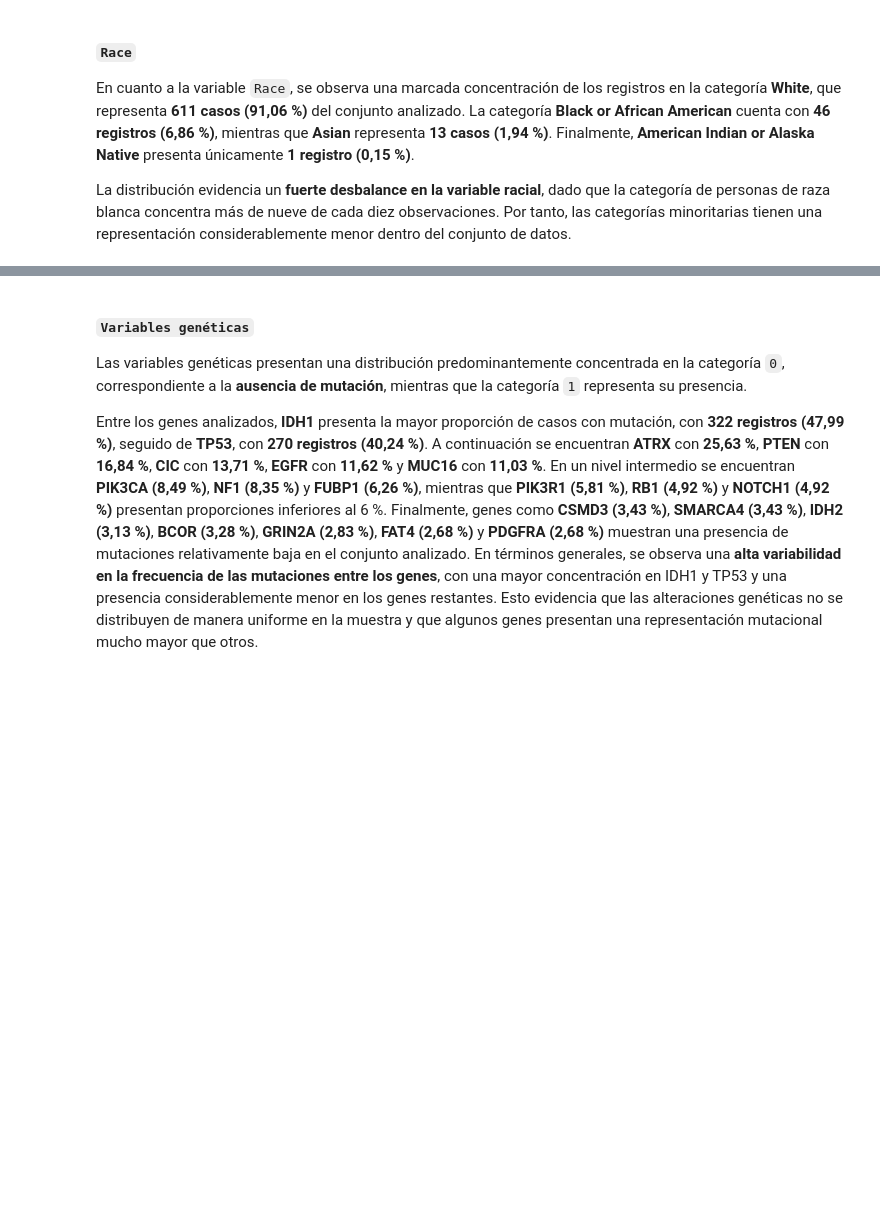
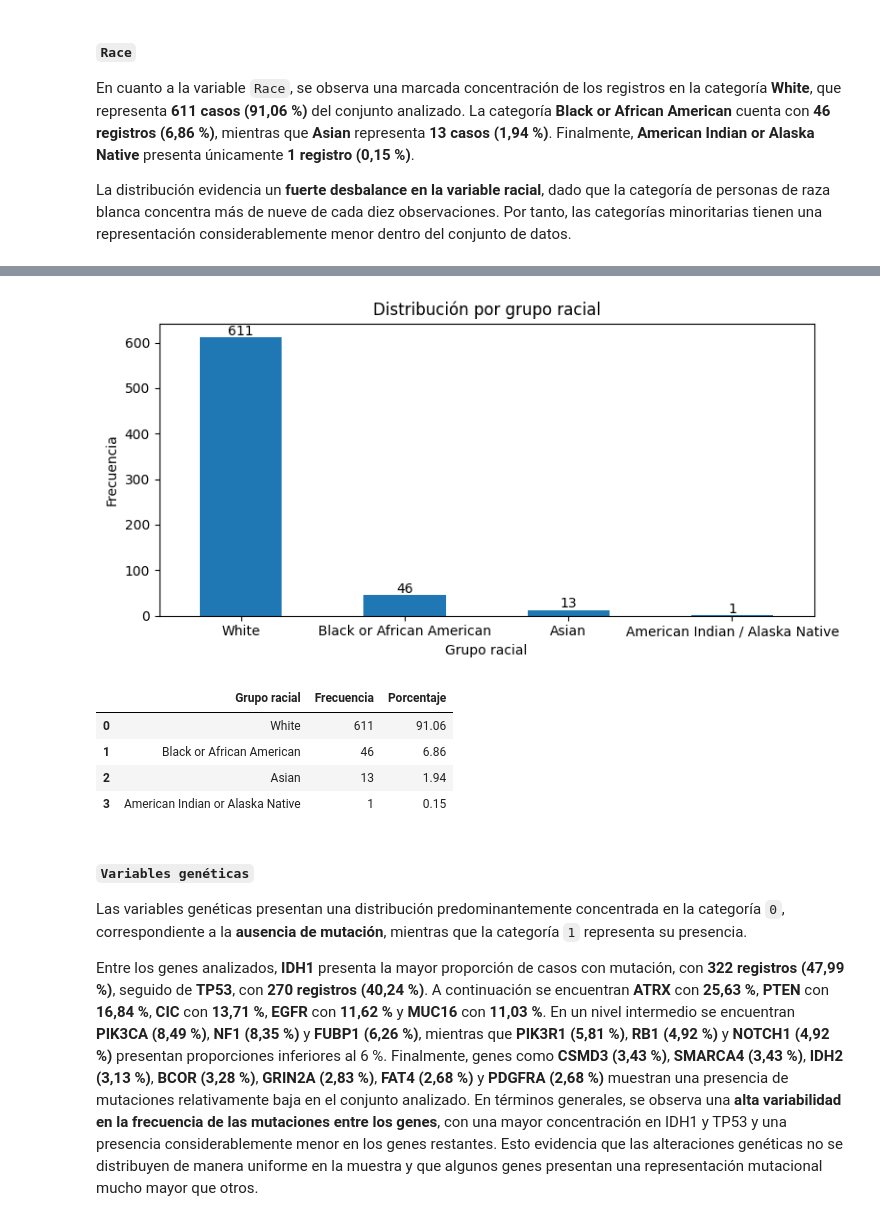
Before and after one commit to Alej0126/Jbook_dataviz, a Jupyter notebook: docs/notebooks.ipynb, the cells around one changed output, grey strips where cells are left out. Drawn from its saved outputs; the diff is of its cells as text; code cells hidden in the pictures; blank space fills up the shorter version.

```diff
--- a/docs/notebooks.ipynb
+++ b/docs/notebooks.ipynb
@@ -345,7 +306,6 @@ En cuanto a la variable `Race`, se observa una marcada concentración de los reg
 La distribución evidencia un **fuerte desbalance en la variable racial**, dado que la categoría de personas de raza blanca concentra más de nueve de cada diez observaciones. Por tanto, las categorías minoritarias tienen una representación considerablemente menor dentro del conjunto de datos.
 # %%
 # Tabla
-
 tabla_race = (
     train_data["Race"]
     .value_counts()
@@ -377,29 +337,17 @@ frecuencias_race.index = [
     "White",
     "Black or African American",
     "Asian",
-    "American Indian or Alaska Native"
+    "American Indian / Alaska Native"
 ]
 
-fig, ax = plt.subplots(figsize=(6, 4))
+plt.figure(figsize=(8, 4))
 
-frecuencias_race.plot(
-    kind="bar",
-    ax=ax
-)
+ax = frecuencias_race.plot(kind="bar")
 
-ax.set_title("Distribución por grupo racial")
-ax.set_xlabel("Grupo racial")
-ax.set_ylabel("Frecuencia")
-
-ax.set_xticklabels(
-    [
-        "White",
-        "Black or African American",
-        "Asian",
-        "American Indian or Alaska Native"
-    ],
-    rotation=0
-)
+plt.title("Distribución por grupo racial")
+plt.xlabel("Grupo racial")
+plt.ylabel("Frecuencia")
+plt.xticks(rotation=0)
 
 for i, valor in enumerate(frecuencias_race):
     ax.text(
@@ -410,49 +358,8 @@ for i, valor in enumerate(frecuencias_race):
     )
 
 plt.tight_layout()
+plt.show()
 
 
-
-buffer = io.BytesIO()
-
-fig.savefig(
-    buffer,
-    format="png",
-    dpi=120,
-    bbox_inches="tight"
-)
-
-plt.close(fig)
-
-imagen_base64 = base64.b64encode(
-    buffer.getvalue()
-).decode()
-
-
-# HTML
-html = f"""
-<div style="
-    display: grid;
-    grid-template-columns: 1fr 1fr;
-    gap: 30px;
-    align-items: center;
-    margin: 20px 0;
-">
-
-    <div>
-        <h4>Distribución por grupo racial</h4>
-        {tabla_race.to_html(index=False)}
-    </div>
-
-    <div style="text-align: center;">
-        <img
-            src="embedded-picture"
-            style="max-width: 100%;"
-        >
-    </div>
-
-</div>
-"""
-
-display(HTML(html))
+tabla_race
 # %% [output]
@@ -460,3 +366,9 @@ display(HTML(html))
+[figure, added]
+|  | Grupo racial | Frecuencia | Porcentaje |
+| 0 | White | 611 | 91.06 |
+| 1 | Black or African American | 46 | 6.86 |
+| 2 | Asian | 13 | 1.94 |
+| 3 | American Indian or Alaska Native | 1 | 0.15 |
 # %% [markdown]
 #### `Variables genéticas`
 
```
Also changed, not shown: parts of 2 cells of this notebook, 12 other files.
